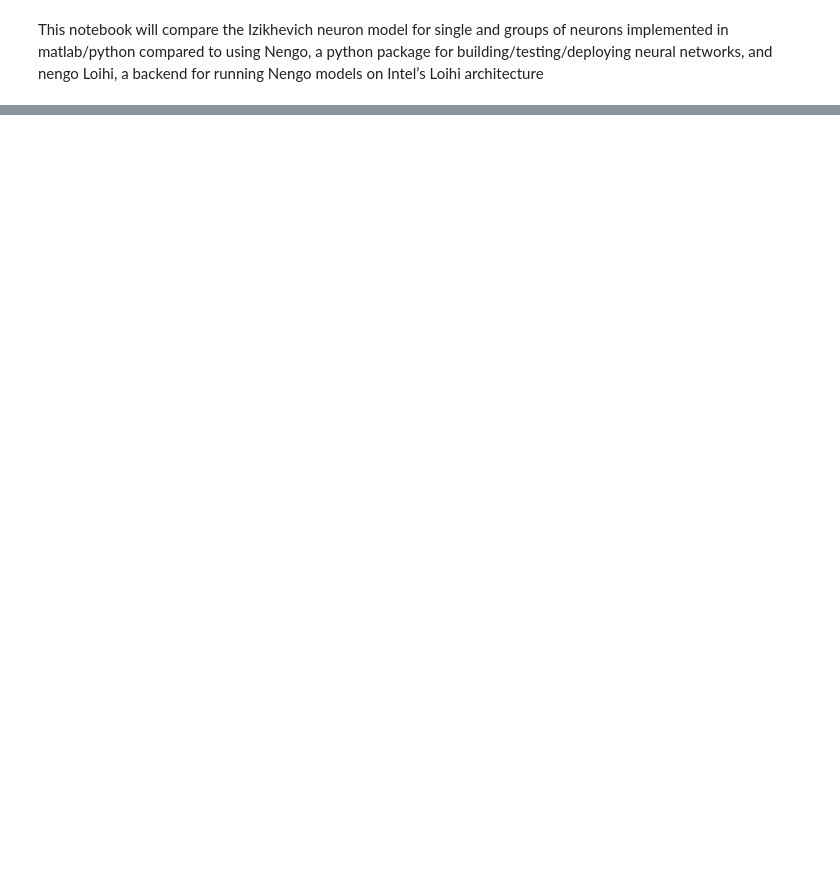
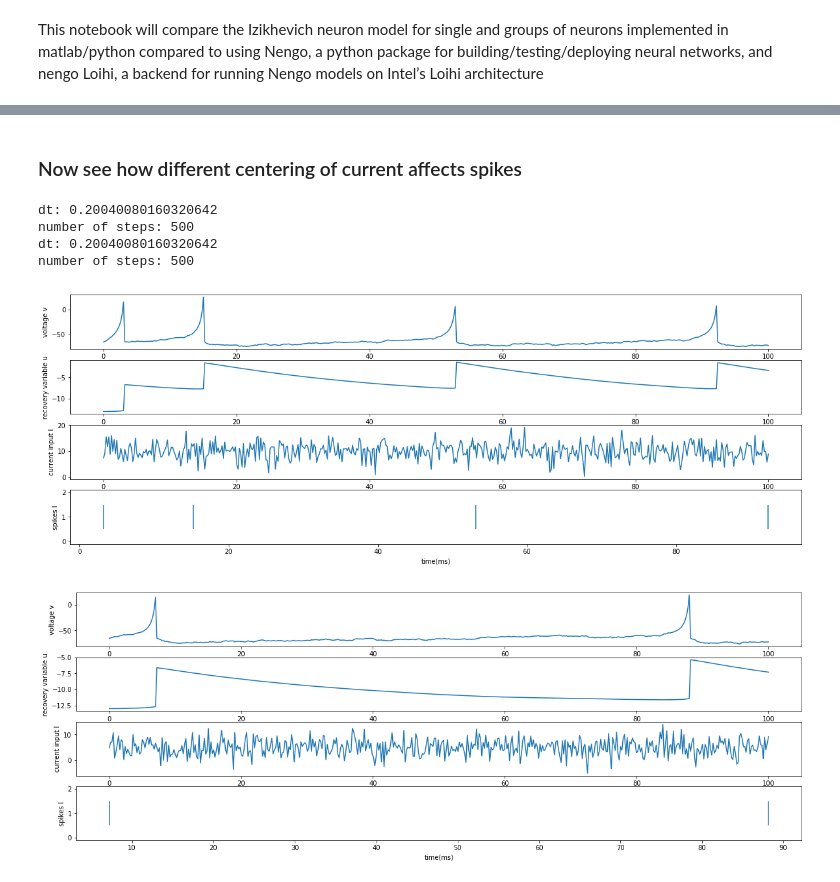
Before and after one commit to thomsonlab/GrowingBrains, a Jupyter notebook: python_implementation/nengo_exploring/izhikevich.ipynb, the cells around one changed output, grey strips where cells are left out. Saved outputs shown, nothing was run; the diff lists cells and outputs as text; code cells hidden in the pictures; blank space fills up the shorter version.

```diff
--- a/python_implementation/nengo_exploring/izhikevich.ipynb
+++ b/python_implementation/nengo_exploring/izhikevich.ipynb
@@ -95,0 +177,13 @@ Now, using Nengo
+# %% [markdown]
+### Now see how different centering of current affects spikes
+# %%
+# comparing two models where only difference is level of background current
+plot_results(*normal_izhik(current = 'constant', I=10))
+plot_results(*normal_izhik(current = 'constant', I=5))
+# %% [output]
+dt: 0.20040080160320642
+number of steps: 500
+dt: 0.20040080160320642
+number of steps: 500
+[figure, added]
+[figure, added]
```
Also changed, not shown: parts of 47 cells of this notebook.
